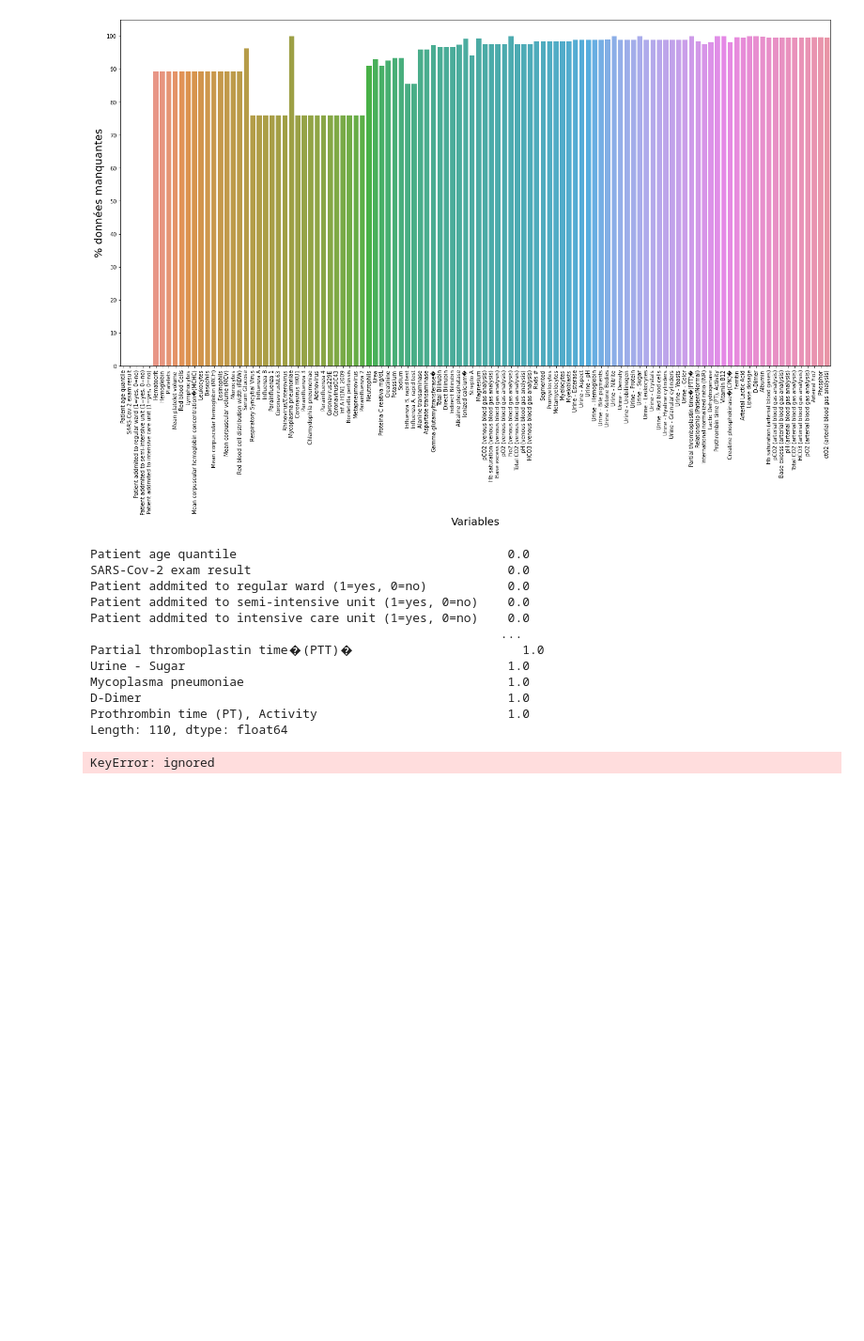
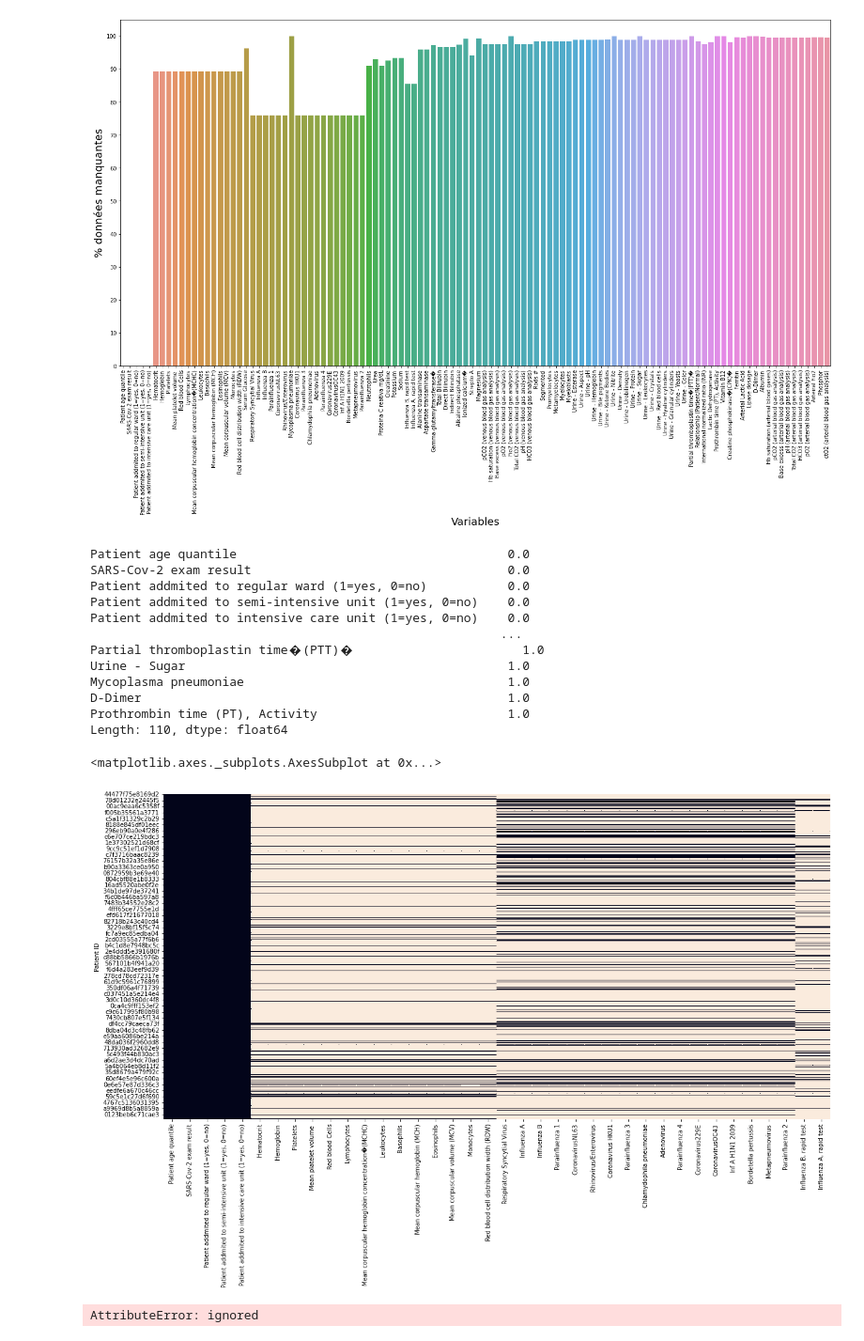
Before and after one commit to m3nkam/ml-covid19, a Jupyter notebook: pfe_2021.ipynb, the cells around one changed output. Shown at 94% size. Drawn from its saved outputs; the diff is of its cells as text; code cells hidden in the pictures; blank space fills up the shorter version.

```diff
--- a/pfe_2021.ipynb
+++ b/pfe_2021.ipynb
@@ -83,19 +78,30 @@ Mycoplasma pneumoniae                                    1.0
 D-Dimer                                                  1.0
 Prothrombin time (PT), Activity                          1.0
 Length: 110, dtype: float64
+# %%
+#Elimininons les colonnes qui ont plus de 90% de données manquantes >
+#for column in column_with_nan:
+# if df[column].isnull().sum()*100.0/df_shape[0] > 90:
+#    df.drop(column,1, inplace=True)
+#df.columns[df.isna().sum()/df.shape[0]<0.9] les colonnes qui ont moins de 90% de données manquantes
+df = df_raw[df_raw.columns[df_raw.isna().sum()/df_raw.shape[0]<0.9]]
+plt.figure(figsize = (20,10))
+sns.heatmap(df.isna(),cbar=False)
+# %% [output]
+<matplotlib.axes._subplots.AxesSubplot at 0x...>
+[figure, added]
+# %%
+
+# Eliminons également les colonnes rapid test
+#df = df.drop(['Influenza A, rapid test', 'Influenza B,rapid test'], axis=1, inplace=True)
+df = df.drop(['Influenza A', 'Influenza B'], axis=1, inplace=True)
+plt.figure(figsize = (20,10))
+sns.heatmap(df,cbar=False)
+# %% [output]
+AttributeError: ignored
 # %%
-#Elimininons les colonnes qui ont plus de 90% de données manquantes >
-#df.columns[df.isna().sum()/df.shape[0]<0.9] les colonnes qui ont moins de 90% de données manquantes
-df = df_raw[df_raw.columns[df_raw.isna().sum()/df_raw.shape[0]<0.9]]
-
-# Eliminons également les colonnes rapid test
-df.drop(['Influenza A, rapid test', 'Influenza B,rapid test'], axis=1, inplace=True)
 #Eliminons les colonnes relatifs à l'admission du patient dans un service adéquant
-df = df.drop(['Patient addmited to regular ward (1=yes, 0=no)',
-                                       'Patient addmited to semi-intensive unit (1=yes, 0=no)',
-                                       'Patient addmited to intensive care unit (1=yes, 0=no)'], axis=1)
+df = df.drop(['Patient addmited to regular ward (1=yes, 0=no)','Patient addmited to semi-intensive unit (1=yes, 0=no)','Patient addmited to intensive care unit (1=yes, 0=no)'], axis=1,inplace=True)
-# %% [output]
-KeyError: ignored
 # %%
 #Visualisons toutes nos données dans une image
 plt.figure(figsize = (20,10))
```
Also changed, not shown: parts of 2 cells of this notebook.
